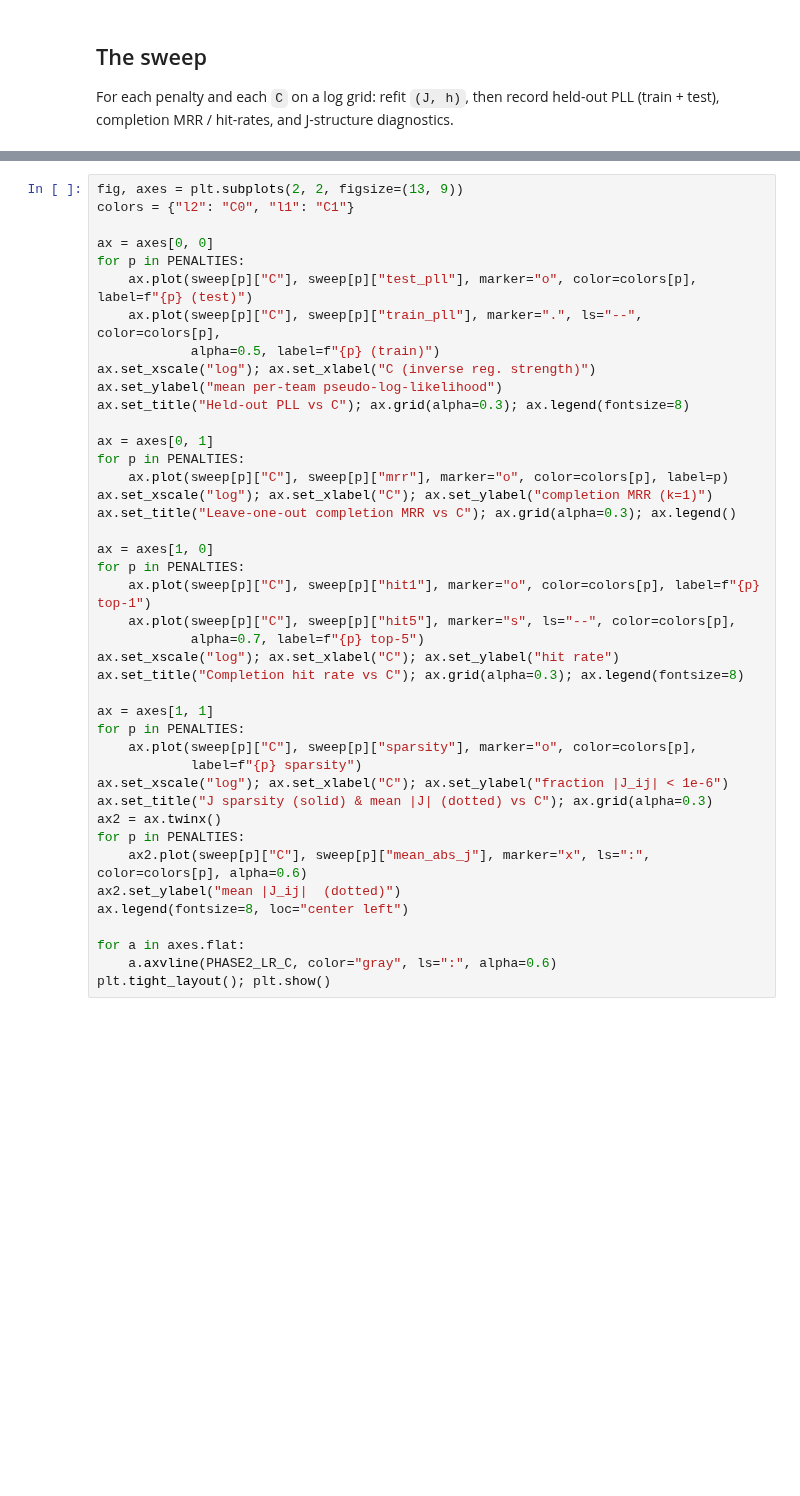
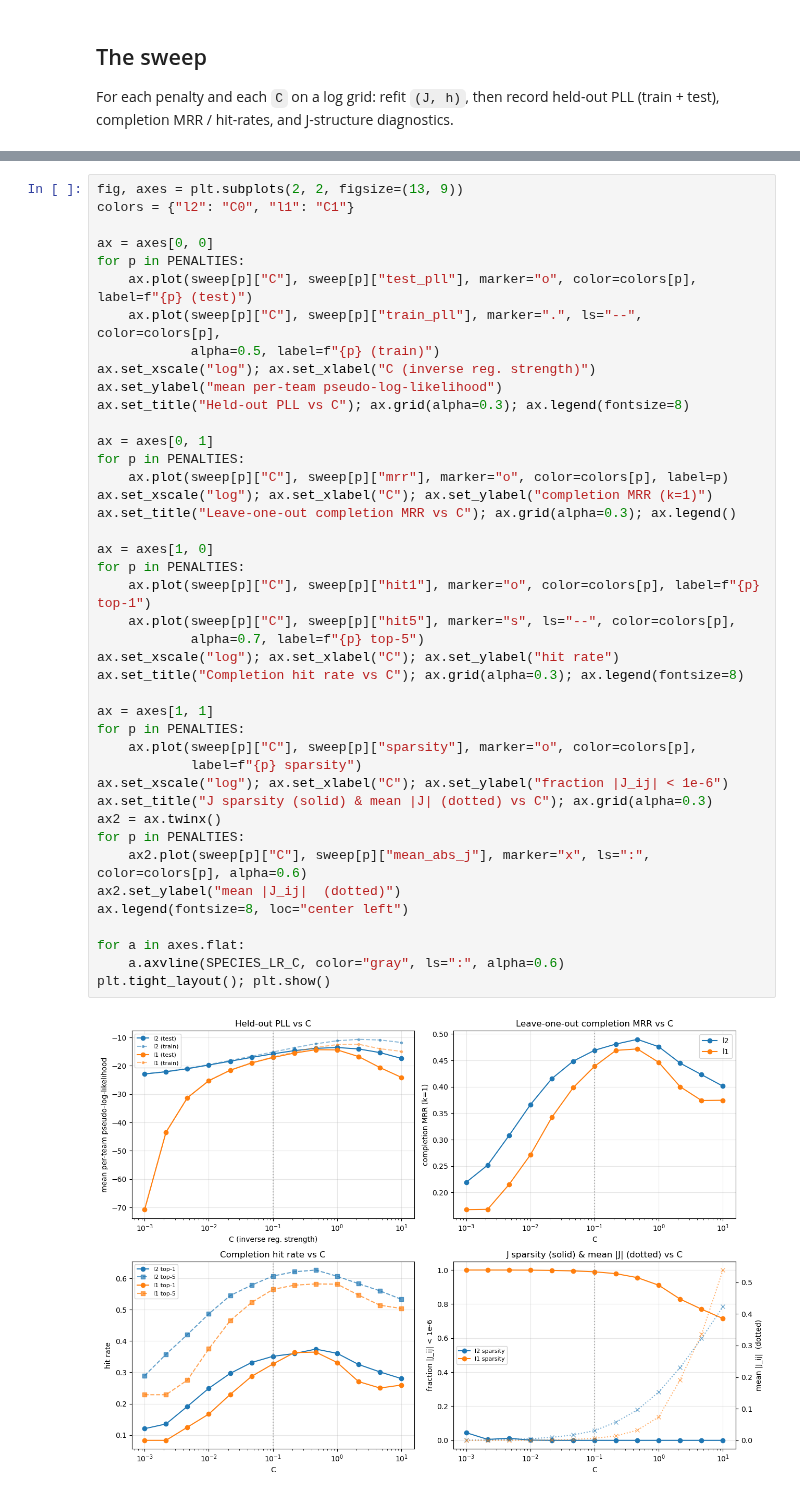
Before and after one commit to kylehtunis/k2dex, a Jupyter notebook: notebooks/regularization_sweep.ipynb, the cells around one changed output, grey strips where cells are left out. Drawn from its saved outputs; the diff is of its cells as text; blank space fills up the shorter version.

```diff
--- a/notebooks/regularization_sweep.ipynb
+++ b/notebooks/regularization_sweep.ipynb
@@ -243,34 +268,36 @@ ax.set_ylabel("mean per-team pseudo-log-likelihood")
 ax.set_title("Held-out PLL vs C"); ax.grid(alpha=0.3); ax.legend(fontsize=8)
 
 ax = axes[0, 1]
 for p in PENALTIES:
     ax.plot(sweep[p]["C"], sweep[p]["mrr"], marker="o", color=colors[p], label=p)
 ax.set_xscale("log"); ax.set_xlabel("C"); ax.set_ylabel("completion MRR (k=1)")
 ax.set_title("Leave-one-out completion MRR vs C"); ax.grid(alpha=0.3); ax.legend()
 
 ax = axes[1, 0]
 for p in PENALTIES:
     ax.plot(sweep[p]["C"], sweep[p]["hit1"], marker="o", color=colors[p], label=f"{p} top-1")
     ax.plot(sweep[p]["C"], sweep[p]["hit5"], marker="s", ls="--", color=colors[p],
             alpha=0.7, label=f"{p} top-5")
 ax.set_xscale("log"); ax.set_xlabel("C"); ax.set_ylabel("hit rate")
 ax.set_title("Completion hit rate vs C"); ax.grid(alpha=0.3); ax.legend(fontsize=8)
 
 ax = axes[1, 1]
 for p in PENALTIES:
     ax.plot(sweep[p]["C"], sweep[p]["sparsity"], marker="o", color=colors[p],
             label=f"{p} sparsity")
 ax.set_xscale("log"); ax.set_xlabel("C"); ax.set_ylabel("fraction |J_ij| < 1e-6")
 ax.set_title("J sparsity (solid) & mean |J| (dotted) vs C"); ax.grid(alpha=0.3)
 ax2 = ax.twinx()
 for p in PENALTIES:
     ax2.plot(sweep[p]["C"], sweep[p]["mean_abs_j"], marker="x", ls=":", color=colors[p], alpha=0.6)
 ax2.set_ylabel("mean |J_ij|  (dotted)")
 ax.legend(fontsize=8, loc="center left")
 
 for a in axes.flat:
-    a.axvline(PHASE2_LR_C, color="gray", ls=":", alpha=0.6)
+    a.axvline(SPECIES_LR_C, color="gray", ls=":", alpha=0.6)
 plt.tight_layout(); plt.show()
+# %% [output]
+[figure, added]
 # %% [markdown]
 ## How to read this & next steps
 
```
Also changed, not shown: parts of 17 cells of this notebook, 18 other files.
